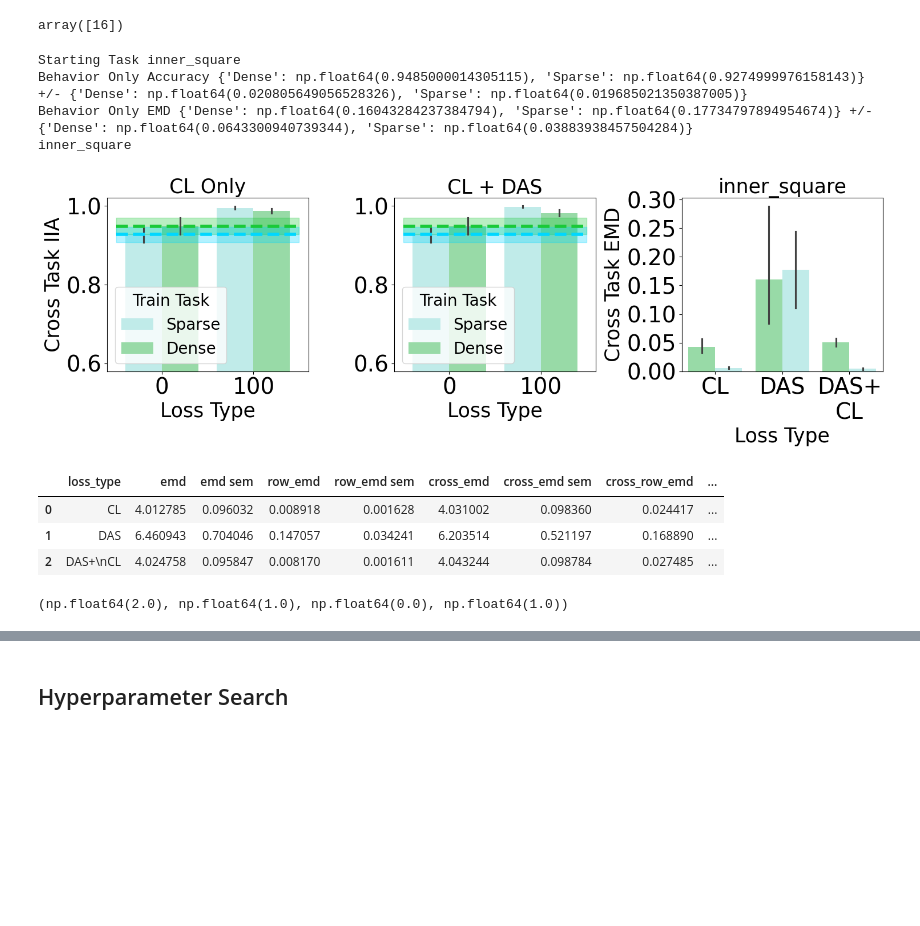
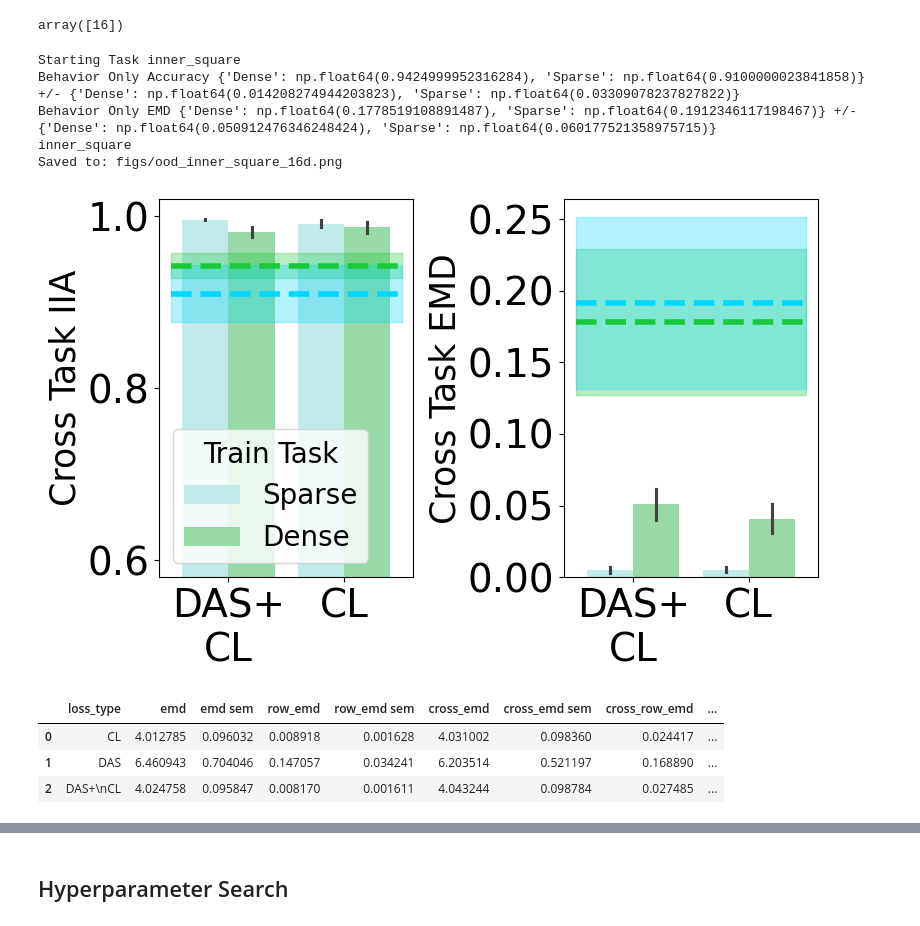
Before and after one commit to grantsrb/rep_divergence, a Jupyter notebook: divergence/clloss_synthetic_task.ipynb, the cells around one changed output, grey strips where cells are left out. Cells and saved outputs as stored; diff of their text form; code cells hidden in the pictures; blank space fills up the shorter version.

```diff
--- a/divergence/clloss_synthetic_task.ipynb
+++ b/divergence/clloss_synthetic_task.ipynb
@@ -1115,7 +1117,7 @@ def train_rotation(
     }
     return ret_dict
 # %%
-extra_dims = 0 # adds extra noisy dimensions
+extra_dims = 16 # adds extra noisy dimensions
 dupl_rank = 0 # duplicates uniformly sampled extra dimensions from the set of extra_dims-dupl_rank noisy dimensions
 zero_rank = 0
 mask_dims = 1 # note that you will need to increase this if adding zero_rank or dupl_rank dimensions to the
@@ -1510,7 +1512,7 @@ mlp_params = {
 
 
 mtx_types = ["linear",] # "linear"]
-cl_epses = [100]
+cl_epses = [50]
 n_repeats = 5
 do_normalize = False
 use_best_for_actns = "by_acc"
@@ -2063,13 +2072,8 @@ Training Rotation
+# %%
+csv_id = None
 # %%
 if csv_id is None:
-    csv_ids = []
-    for f in os.listdir("csvs"):
-        if "task_ablations_" in f:
-            csv_ids.append(f.split("task_ablations_")[-1].split(".")[0])
-    csv_ids = sorted(csv_ids)
-    print("Need to pick csv id:")
-    for i,csv in enumerate(csv_ids):
-        print(i, csv)
+    full_df = pd.read_csv("cl_synthetic_ood.csv")
 else:
     full_df = pd.read_csv(f"csvs/task_ablations_{csv_id}.csv")
-    full_df
+full_df
@@ -2128,7 +2144,7 @@ incl_filters = {
     #"lr": [0.05],
     #"cl_eps": [50],
     #"task_spacing": ["Sparse"],
-    #"task_division": ["inner_square"],
+    # "task_division": ["inner_square"],
 }
 excl_filters = {
     #"task_division": excl_divisions,
@@ -2156,10 +2172,12 @@ if hue=="task_spacing":
     p = {
         "Dense": sns.color_palette("pastel")[color_order[0]],
         "Sparse": sns.color_palette("pastel")[color_order[1]],
+        "Original": sns.color_palette("pastel")[color_order[2]],
     }
     pp = {
         "Dense": sns.color_palette("bright")[color_order[0]],
         "Sparse": sns.color_palette("bright")[color_order[1]],
+        "Original": sns.color_palette("pastel")[color_order[2]],
     }
 else:
     p = {k: sns.color_palette("pastel")[color_order[i]] for i,k in enumerate(plot_df[hue].unique())}
@@ -2178,13 +2196,6 @@ for task in set(full_df["task_division"]):
     if len(plot_df)<=0:
         print("No samples for task", task)
         continue
-
-    #combo_df = plot_df.loc[plot_df["incl_actn_loss"]&~plot_df["incl_cl_loss"]].copy()
-    #combo_df["cl_eps"] = 0
-    #combo_df["incl_cl_loss"] = True
-    #cl_df = combo_df.copy()
-    #cl_df["incl_actn_loss"] = False
-    #plot_df = pd.concat([ plot_df, combo_df, cl_df, ])
 
     bools = plot_df["incl_actn_loss"]&~plot_df["incl_cl_loss"]
     plot_df.loc[bools,"cl_eps"] = 0
@@ -2236,42 +2247,49 @@ for task in set(full_df["task_division"]):
         plt.fill_between(xs, ys-err, ys+err, alpha=err_alpha, color=color, )
 
     plt.legend(loc="lower left", title=leg_title, fontsize=legendsize, title_fontsize=legendsize)
+    if task!="inner_square":
+        plt.legend().set_visible(False)
 
     # EMD
     ax = axes[1]
     plt.sca(ax)
     #temp_df = plot_df.copy()
     temp_df = plot_df.loc[plot_df["loss_type"].isin({CL,CLDAS})]
     sns.barplot(x="loss_type", y="cross_row_emd", hue=hue, data=temp_df, ax=ax, palette=p)
     plt.title(f"", fontsize=titlesize)
     plt.xlabel("", fontsize=labelsize)
     plt.ylabel("Cross Task EMD", fontsize=labelsize)
     plt.xticks(fontsize=ticksize)
     plt.yticks(fontsize=ticksize)
 
     # Baseline
     xs = list(range(len(set(temp_df[x]))))
     xs = [np.min(xs)-0.5] + xs + [np.max(xs)+0.5]
     xs = np.asarray(xs)
     for i,k in enumerate(bloss_emd):
         acc = bloss_emd[k]
         err = bloss_emr[k]
         color = pp[k]
         ys = np.asarray([acc for _ in xs])
         plt.plot(xs, ys, "--", color=color, alpha=1, linewidth=linewidth)
         plt.fill_between(xs, ys-err, ys+err, alpha=err_alpha, color=color, )
 
     plt.legend(loc="lower left", title=leg_title, fontsize=legendsize, title_fontsize=legendsize).set_visible(False)
 
     plt.tight_layout()
-    #plt.savefig(f"figs/ood_inner_square_{extra_dims}d.png", dpi=600, bbox_inches="tight")
+    extra_dims = "-".join([str(t) for t in temp_df["extra_dims"].unique()])
+    if task=="inner_square":
+        figname = f"figs/ood_inner_square_{extra_dims}d.png"
+        plt.savefig(figname, dpi=600, bbox_inches="tight")
+        print("Saved to:", figname)
     plt.show()
 # %% [output]
 Starting Task inner_square
-Behavior Only Accuracy {'Dense': np.float64(0.9485000014305115), 'Sparse': np.float64(0.9274999976158143)} +/- {'Dense': np.float64(0.020805649056528326), 'Sparse': np.float64(0.019685021350387005)}
-Behavior Only EMD {'Dense': np.float64(0.16043284237384794), 'Sparse': np.float64(0.17734797894954674)} +/- {'Dense': np.float64(0.0643300940739344), 'Sparse': np.float64(0.03883938457504284)}
+Behavior Only Accuracy {'Dense': np.float64(0.9424999952316284), 'Sparse': np.float64(0.9100000023841858)} +/- {'Dense': np.float64(0.014208274944203823), 'Sparse': np.float64(0.03309078237827822)}
+Behavior Only EMD {'Dense': np.float64(0.1778519108891487), 'Sparse': np.float64(0.1912346117198467)} +/- {'Dense': np.float64(0.050912476346248424), 'Sparse': np.float64(0.060177521358975715)}
 inner_square
+Saved to: figs/ood_inner_square_16d.png
-[figure, old version]
+[figure, new version]
 # %%
 incl_filters = {
     "incl_extra": [False], # refers to whether the CL loss is applied to only the masked dimensions or all dimensions
@@ -2320,14 +2338,15 @@ temp.sort_values(by=["loss_type"])
 from scipy import stats
 
 def regress(x,y):
+    """
+    How to use:
+    > x = np.random.randn(100)
+    > f = lambda x: 2*x+1
+    > y = f(x)
+    > slope, intercept, pvalue, rvalue = regress(x,y)   # 2, 1, 0, 1
+    """
     m = stats.linregress(x.squeeze(),y)
     return m.slope, m.intercept, m.pvalue, m.rvalue**2
-x = np.random.randn(100)
-f = lambda x: 2*x+1
-y = f(x)
-regress(x,y)
-# %% [output]
-(np.float64(2.0), np.float64(1.0), np.float64(0.0), np.float64(1.0))
 # %%
 # Pick cases you want to plot
 incl_filters = {
```
Also changed, not shown: parts of 37 cells of this notebook, 5 other files.
